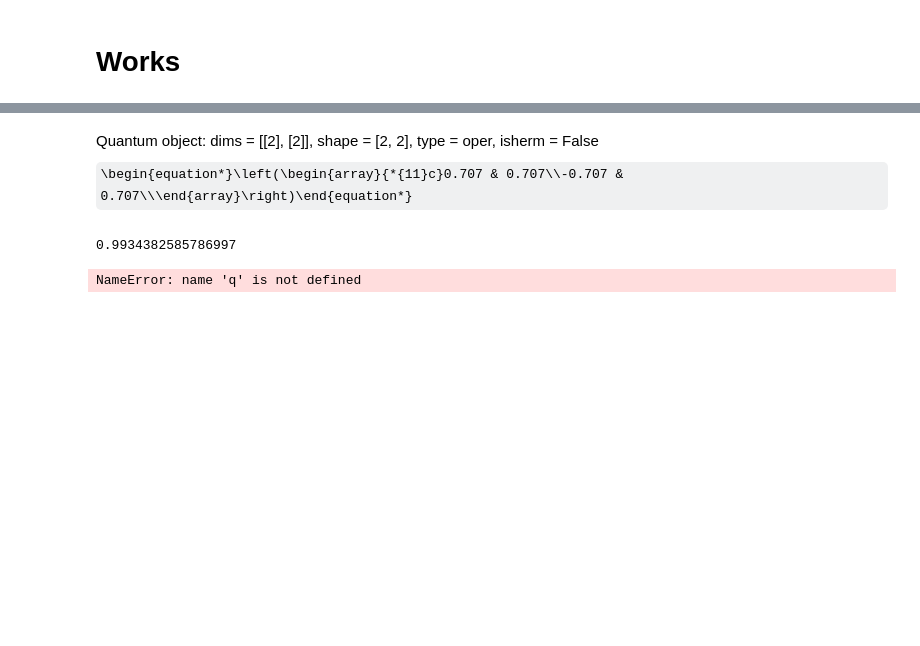
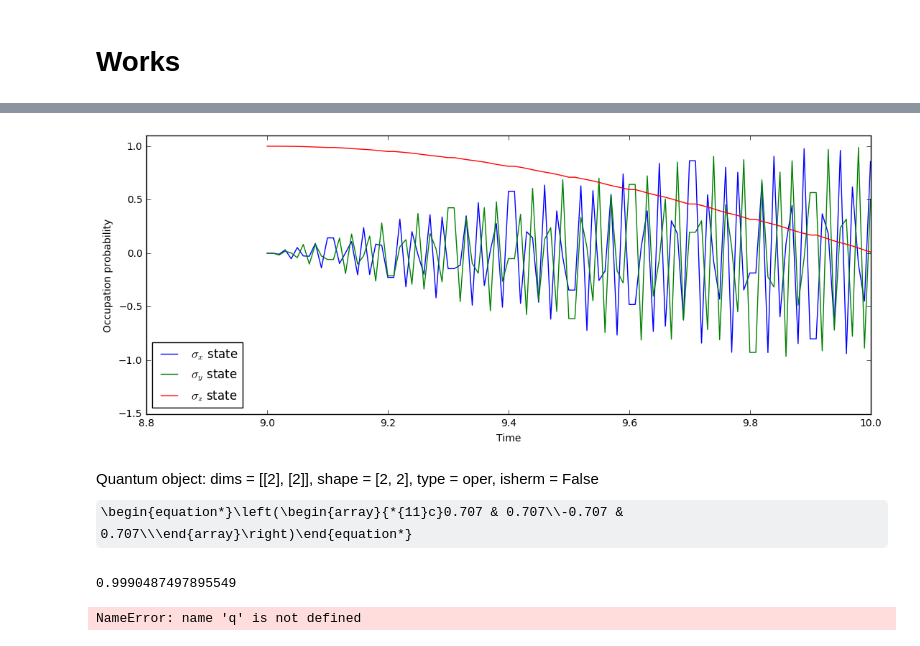
Before and after one commit to safoex/qubitlab, a Jupyter notebook: python/qutip/libqubitNd.ipynb, the cells around one changed output, grey strips where cells are left out. Saved outputs shown, nothing was run; the diff lists cells and outputs as text; code cells hidden in the pictures; some formulas as TeX source; blank space fills up the shorter version.

```diff
--- a/python/qutip/libqubitNd.ipynb
+++ b/python/qutip/libqubitNd.ipynb
@@ -626,11 +823,15 @@ Quantum object: dims = [[2], [2]], shape = [2, 2], type = oper, isherm = False\b
+# %%
+q.plot()
+# %% [output]
+[figure, added]
 # %%
 my_hadamard()
 # %% [output]
 Quantum object: dims = [[2], [2]], shape = [2, 2], type = oper, isherm = False\begin{equation*}\left(\begin{array}{*{11}c}0.707 & 0.707\\-0.707 & 0.707\\\end{array}\right)\end{equation*}
 # %%
-my_fidelity(my_hadamard(),q2.gate)
+my_fidelity(my_hadamard(),gate[0])
 # %% [output]
-0.9934382585786997
+0.9990487497895549
 # %%
 def get_pulse_operator_2d(qubit, with_progress_bar = True):
     psi = [qubit.evecs[0],qubit.evecs[1]]
```
Also changed, not shown: parts of 30 cells of this notebook, 2 other files.
